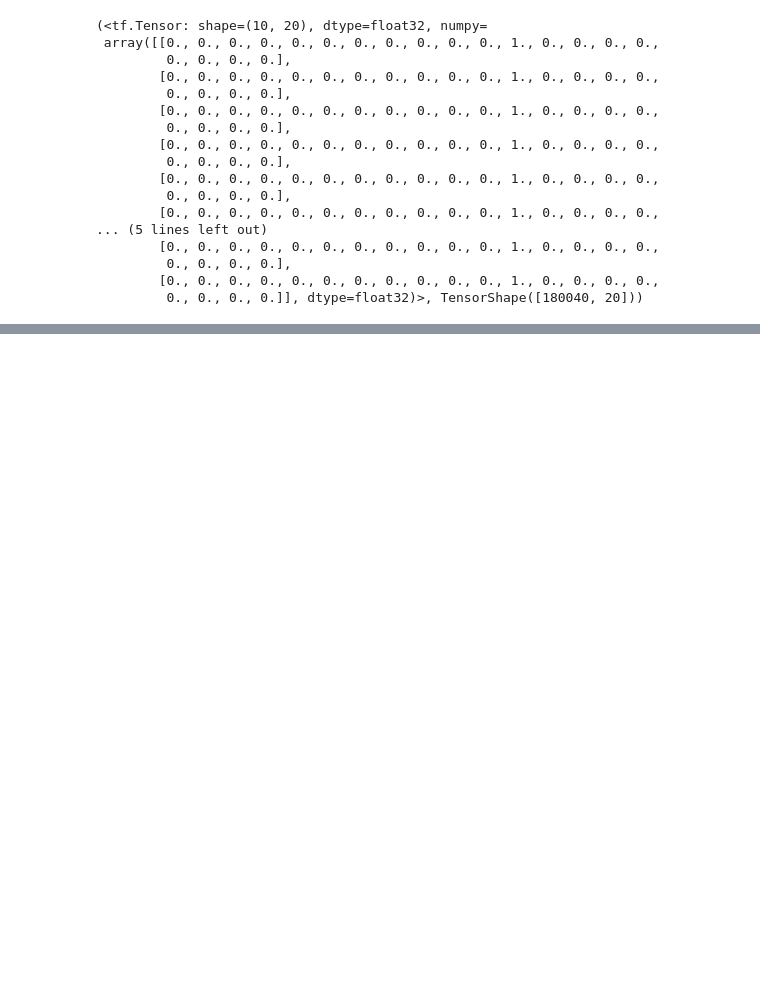
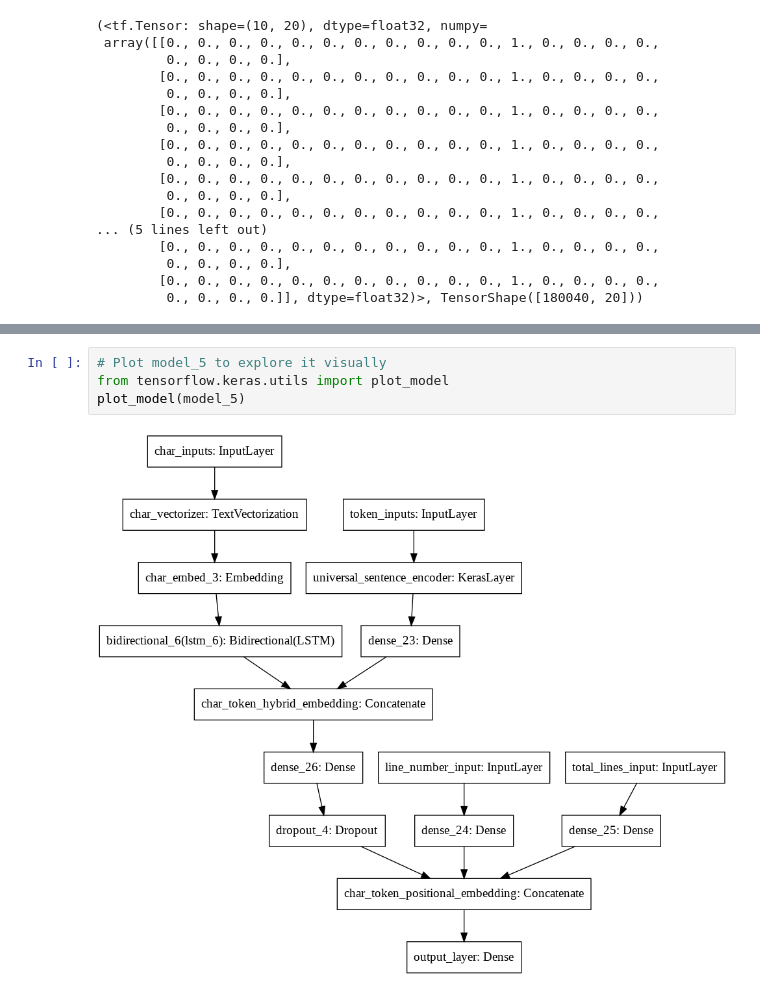
Before and after one commit to egehanasal/Deep-Learning, a Jupyter notebook: Deep Learning with Tensorflow/NLP ❤/NLP_Project_SkimLit.ipynb, the cells around one changed output, grey strips where cells are left out. Cells and saved outputs as stored; diff of their text form; blank space fills up the shorter version.

```diff
--- a/Deep Learning with Tensorflow/NLP ❤/NLP_Project_SkimLit.ipynb
+++ b/Deep Learning with Tensorflow/NLP ❤/NLP_Project_SkimLit.ipynb
@@ -1331,0 +1422,6 @@ train_total_lines_one_hot[:10], train_total_lines_one_hot.shape
+# %%
+# Plot model_5 to explore it visually
+from tensorflow.keras.utils import plot_model
+plot_model(model_5)
+# %% [output]
+[figure, added]
```
Also changed, not shown: parts of 8 cells of this notebook, 3 other files.
